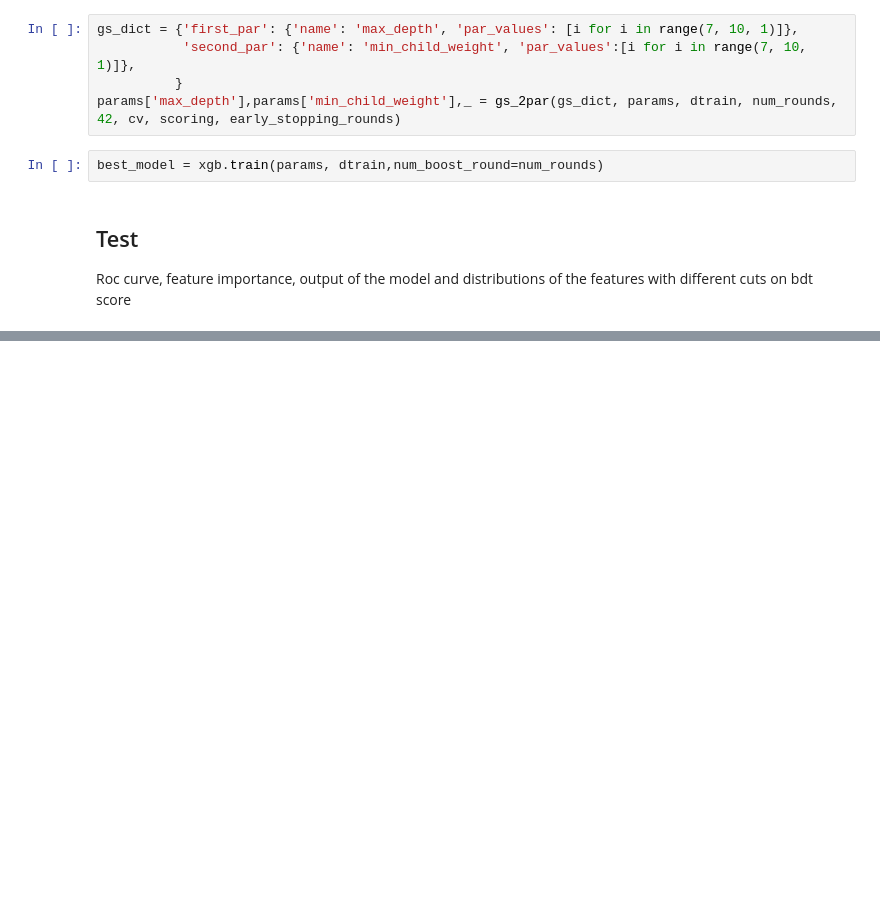
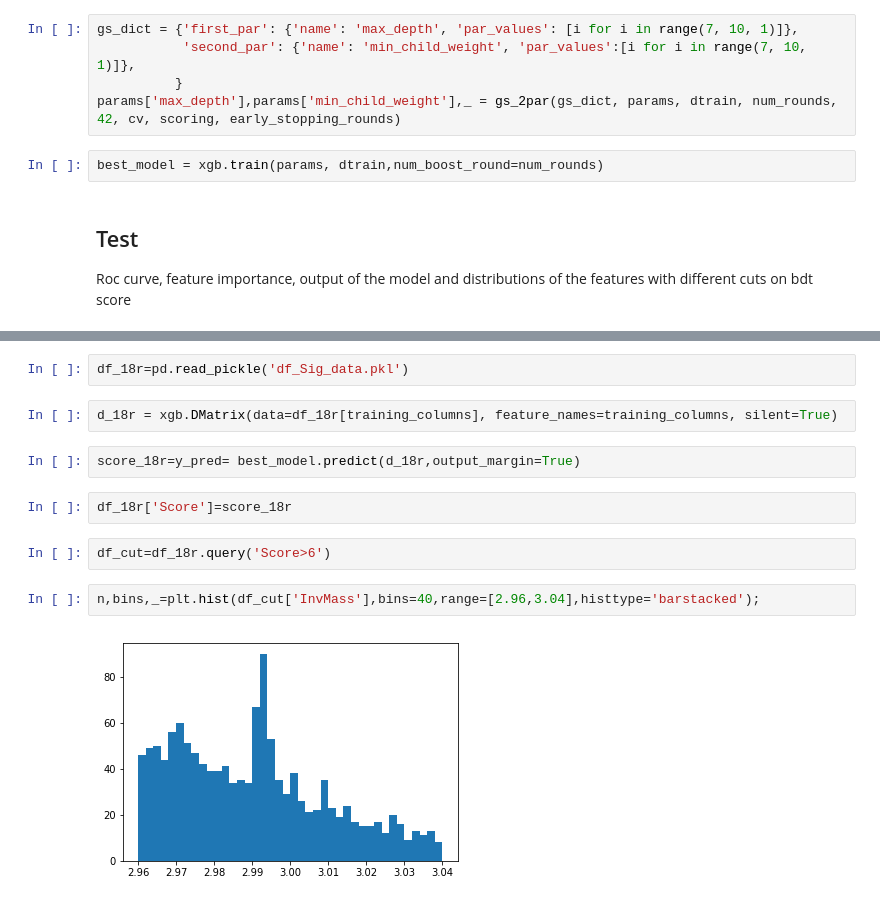
Before and after one commit to pfecchio/HypertritonML, a Jupyter notebook: Hypertriton2Body/Parameters_Optimization.ipynb, the cells around one changed output, grey strips where cells are left out. Cells and saved outputs as stored; diff of their text form; blank space fills up the shorter version.

```diff
--- a/Hypertriton2Body/Parameters_Optimization.ipynb
+++ b/Hypertriton2Body/Parameters_Optimization.ipynb
@@ -138,0 +148,14 @@ plot_distr(testdata[y_pred>1],training_columns+['InvMass'])
+# %%
+df_18r=pd.read_pickle('df_Sig_data.pkl')
+# %%
+d_18r = xgb.DMatrix(data=df_18r[training_columns], feature_names=training_columns, silent=True)
+# %%
+score_18r=y_pred= best_model.predict(d_18r,output_margin=True)
+# %%
+df_18r['Score']=score_18r
+# %%
+df_cut=df_18r.query('Score>6')
+# %%
+n,bins,_=plt.hist(df_cut['InvMass'],bins=40,range=[2.96,3.04],histtype='barstacked');
+# %% [output]
+[figure, added]
```
Also changed, not shown: parts of 12 cells of this notebook, 1 other file.
